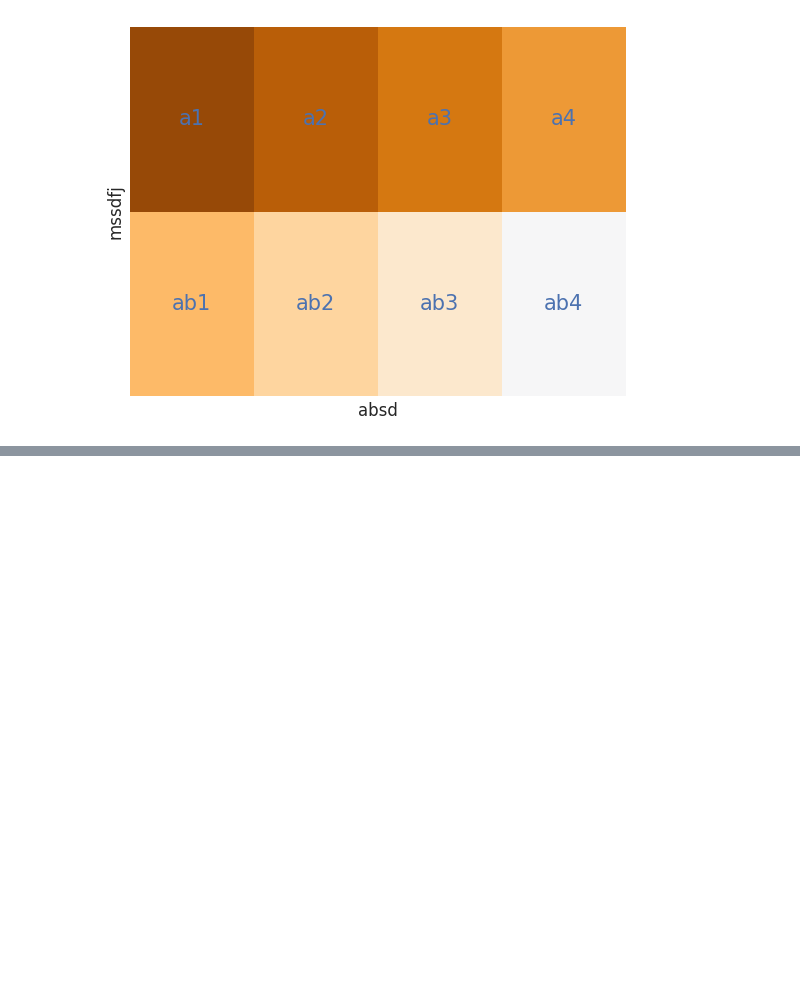
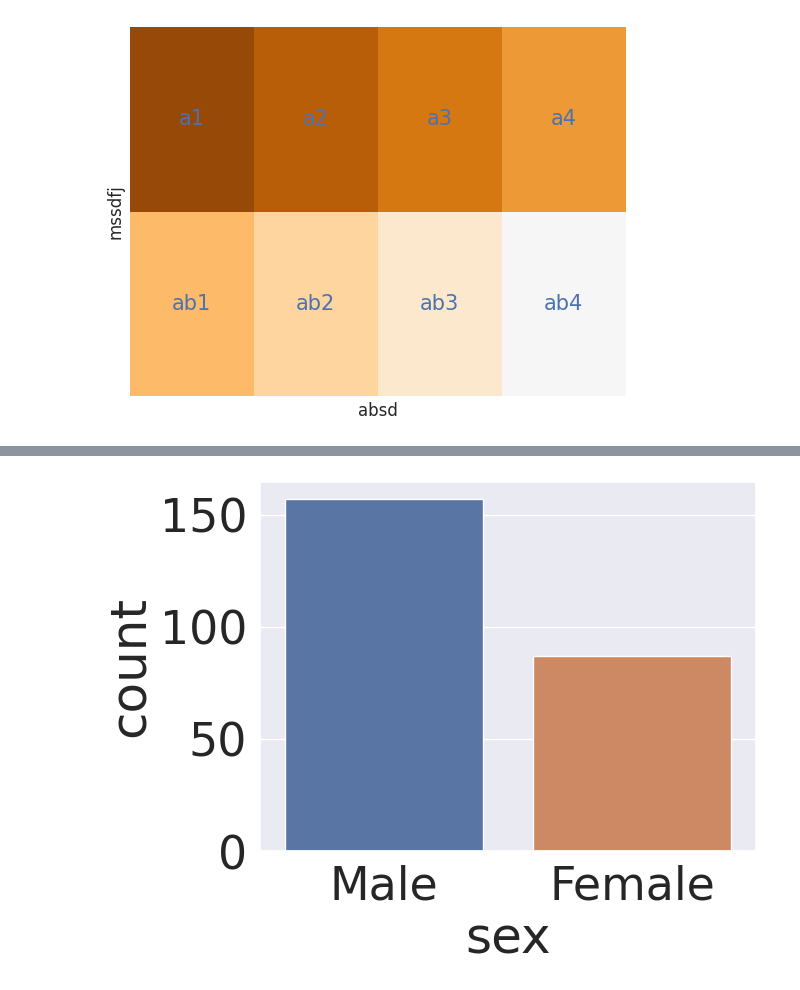
Before and after one commit to dil150898/Hotel_booking_anylisys, a Jupyter notebook: Hotel_Booking_Analysis_Capstone_Project.ipynb, the cells around one changed output, grey strips where cells are left out. Saved outputs shown, nothing was run; the diff lists cells and outputs as text; code cells hidden in the pictures; blank space fills up the shorter version.

Commit message:
hands on on countplot

```diff
--- a/Hotel_Booking_Analysis_Capstone_Project.ipynb
+++ b/Hotel_Booking_Analysis_Capstone_Project.ipynb
@@ -1159,0 +1165,2 @@ plt.show()
+# %%
+var = sns.load_dataset('tips')
@@ -1159,0 +1183,5 @@ plt.show()
+# %%
+sns.countplot(x = 'sex' , data = var)
+plt.show()
+# %% [output]
+[figure, added]
```
Also changed, not shown: parts of 8 cells of this notebook.
